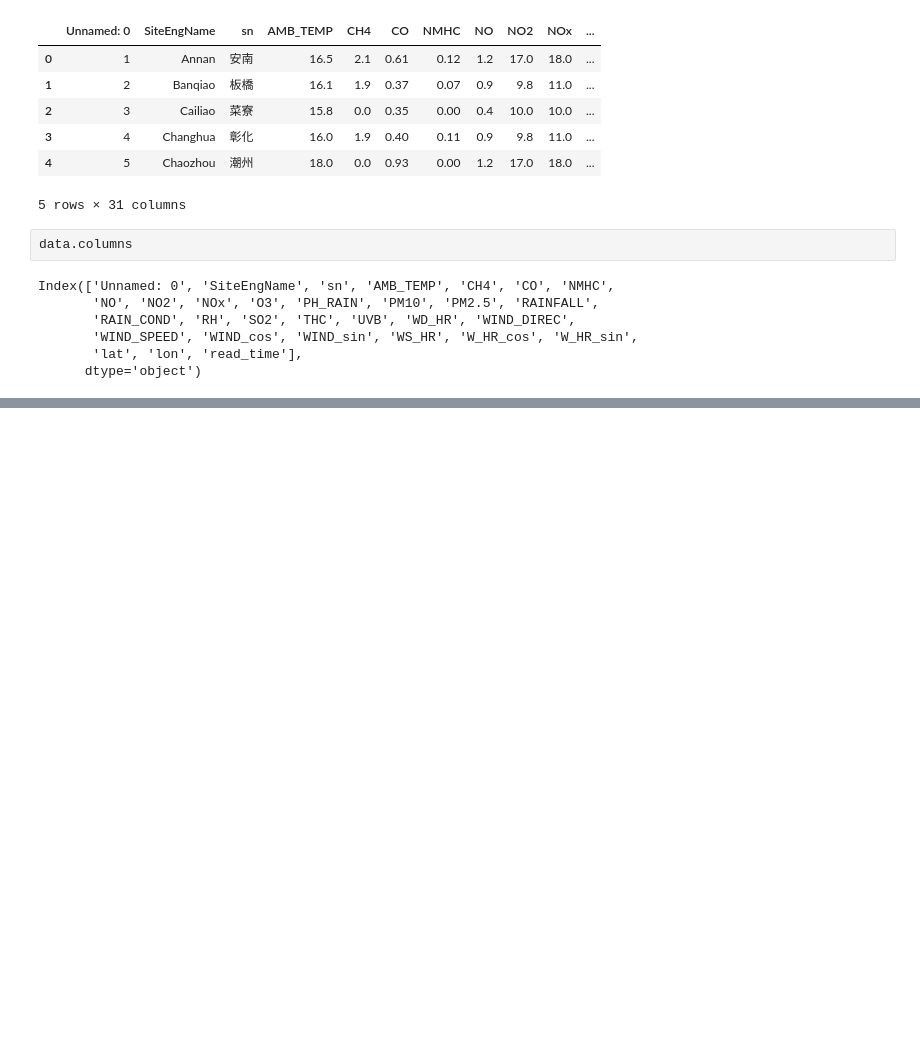
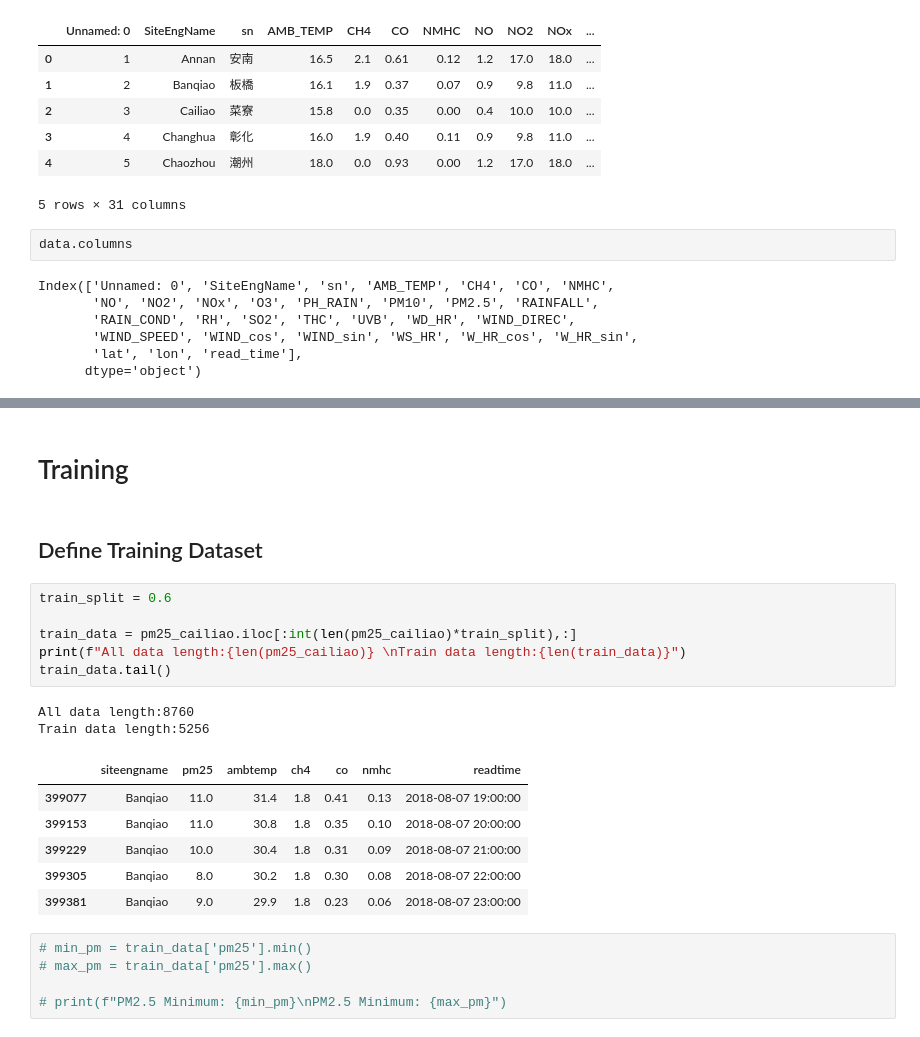
Before and after one commit to amrirasyidi/air_quality_forecasting, a Jupyter notebook: notebooks/1_forecast_testing.ipynb, the cells around one changed output, grey strips where cells are left out. Saved outputs shown, nothing was run; the diff lists cells and outputs as text; blank space fills up the shorter version.

```diff
--- a/notebooks/1_forecast_testing.ipynb
+++ b/notebooks/1_forecast_testing.ipynb
@@ -91,0 +123,24 @@ plt.tight_layout()
+# %% [markdown]
+# Training
+# %% [markdown]
+## Define Training Dataset
+# %%
+train_split = 0.6
+
+train_data = pm25_cailiao.iloc[:int(len(pm25_cailiao)*train_split),:]
+print(f"All data length:{len(pm25_cailiao)} \nTrain data length:{len(train_data)}")
+train_data.tail()
+# %% [output]
+All data length:8760
+Train data length:5256
+|  | siteengname | pm25 | ambtemp | ch4 | co | nmhc | readtime |
+| 399077 | Banqiao | 11.0 | 31.4 | 1.8 | 0.41 | 0.13 | 2018-08-07 19:00:00 |
+| 399153 | Banqiao | 11.0 | 30.8 | 1.8 | 0.35 | 0.10 | 2018-08-07 20:00:00 |
+| 399229 | Banqiao | 10.0 | 30.4 | 1.8 | 0.31 | 0.09 | 2018-08-07 21:00:00 |
+| 399305 | Banqiao | 8.0 | 30.2 | 1.8 | 0.30 | 0.08 | 2018-08-07 22:00:00 |
+| 399381 | Banqiao | 9.0 | 29.9 | 1.8 | 0.23 | 0.06 | 2018-08-07 23:00:00 |
+# %%
+# min_pm = train_data['pm25'].min()
+# max_pm = train_data['pm25'].max()
+
+# print(f"PM2.5 Minimum: {min_pm}\nPM2.5 Minimum: {max_pm}")
```
Also changed, not shown: parts of 24 cells of this notebook, 5 other files.
